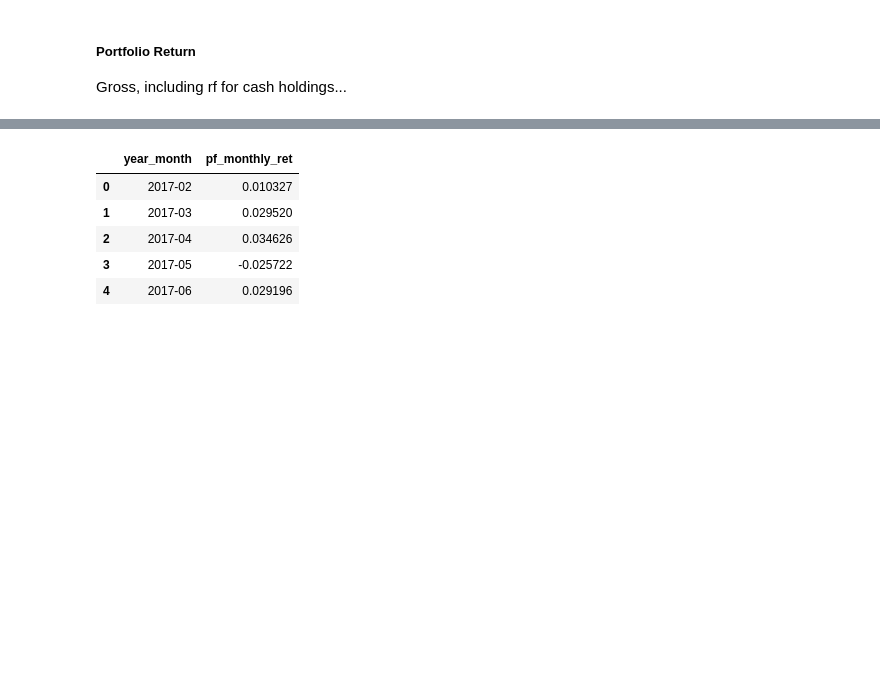
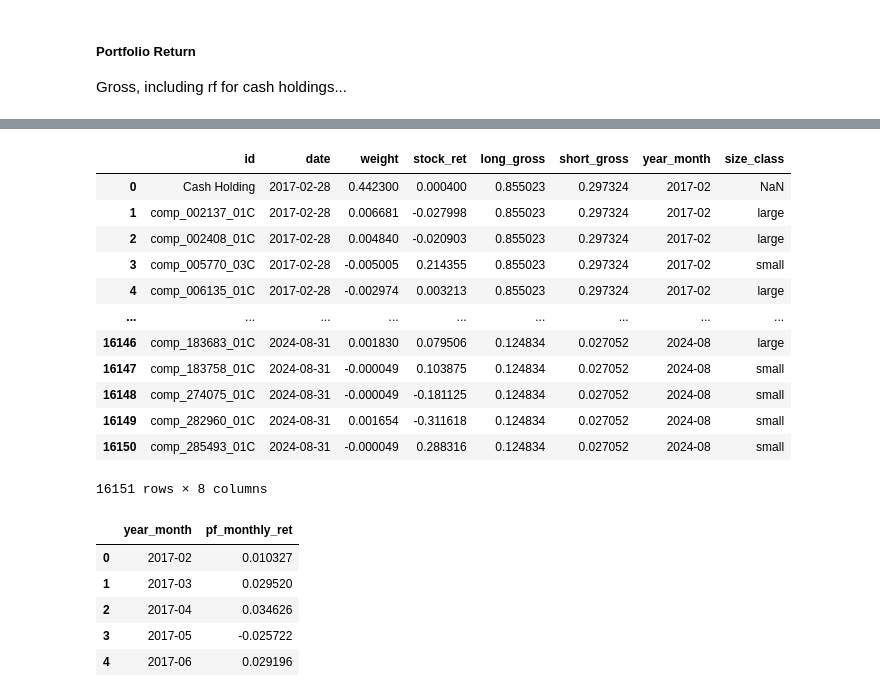
Before and after one commit to ErikHunter04/website, a Jupyter notebook: Evaluate.ipynb, the cells around one changed output, grey strips where cells are left out. Drawn from its saved outputs; the diff is of its cells as text; code cells hidden in the pictures; blank space fills up the shorter version.

```diff
--- a/Evaluate.ipynb
+++ b/Evaluate.ipynb
@@ -386,3 +431,21 @@ Gross, including rf for cash holdings...
+# %%
+# rf_ret_df looks like a Series with index named 'year_month' in the screenshot
+portfolio_df = fill_cash_returns_with_rf(portfolio_df, rf_ret_df)
+portfolio_df
+# %% [output]
+|  | id | date | weight | stock_ret | long_gross | short_gross | year_month | size_class |
+| 0 | Cash Holding | 2017-02-28 | 0.442300 | 0.000400 | 0.855023 | 0.297324 | 2017-02 | NaN |
+| 1 | comp_002137_01C | 2017-02-28 | 0.006681 | -0.027998 | 0.855023 | 0.297324 | 2017-02 | large |
+| 2 | comp_002408_01C | 2017-02-28 | 0.004840 | -0.020903 | 0.855023 | 0.297324 | 2017-02 | large |
+| 3 | comp_005770_03C | 2017-02-28 | -0.005005 | 0.214355 | 0.855023 | 0.297324 | 2017-02 | small |
+| 4 | comp_006135_01C | 2017-02-28 | -0.002974 | 0.003213 | 0.855023 | 0.297324 | 2017-02 | large |
+| ... | ... | ... | ... | ... | ... | ... | ... | ... |
+| 16146 | comp_183683_01C | 2024-08-31 | 0.001830 | 0.079506 | 0.124834 | 0.027052 | 2024-08 | large |
+| 16147 | comp_183758_01C | 2024-08-31 | -0.000049 | 0.103875 | 0.124834 | 0.027052 | 2024-08 | small |
+| 16148 | comp_274075_01C | 2024-08-31 | -0.000049 | -0.181125 | 0.124834 | 0.027052 | 2024-08 | small |
+| 16149 | comp_282960_01C | 2024-08-31 | 0.001654 | -0.311618 | 0.124834 | 0.027052 | 2024-08 | small |
+| 16150 | comp_285493_01C | 2024-08-31 | -0.000049 | 0.288316 | 0.124834 | 0.027052 | 2024-08 | small |
+16151 rows × 8 columns
 # %%
 def load_prtf_ret(
     port_csv_path: str = PORTFOLIO_CSV,
```
Also changed, not shown: parts of 6 cells of this notebook.
